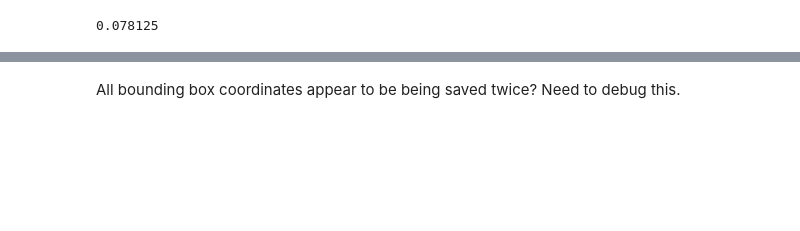
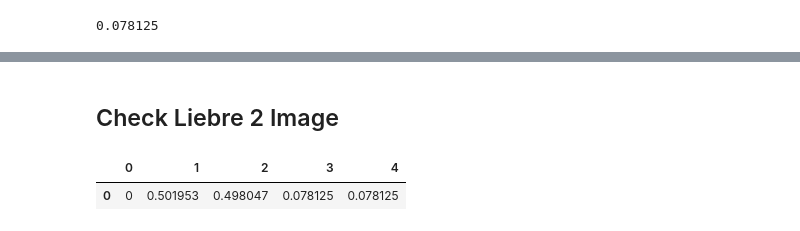
Before and after one commit to KMacfarlaneGreen/mres_whales, a Jupyter notebook: notebooks/exploratory/Normalization_preprocessing.ipynb, the cells around one changed output, grey strips where cells are left out. Saved outputs shown, nothing was run; the diff lists cells and outputs as text; code cells hidden in the pictures; blank space fills up the shorter version.

```diff
--- a/notebooks/exploratory/Normalization_preprocessing.ipynb
+++ b/notebooks/exploratory/Normalization_preprocessing.ipynb
@@ -119,3 +105,7 @@ plt.show()
 [figure]
-# %% [markdown]
-All bounding box coordinates appear to be being saved twice? Need to debug this.
+# %% [markdown]
+## Check Liebre 2 Image
+# %%
+#Visualise some of the saved files:
+cropped_image_path = "/gws/nopw/j04/ai4er/users/kmgreen/data/cropped_images/liebre2_7.png"
+cropped_label_path = "/gws/nopw/j04/ai4er/users/kmgreen/data/cropped_images/liebre2_7.txt"
@@ -121,0 +114,7 @@ All bounding box coordinates appear to be being saved twice? Need to debug this.
+# %%
+import pandas as pd
+boxes = pd.read_csv(cropped_label_path, sep=" ", header=None)
+boxes
+# %% [output]
+|  | 0 | 1 | 2 | 3 | 4 |
+| 0 | 0 | 0.501953 | 0.498047 | 0.078125 | 0.078125 |
```
Also changed, not shown: parts of 17 cells of this notebook, 2 other files.
